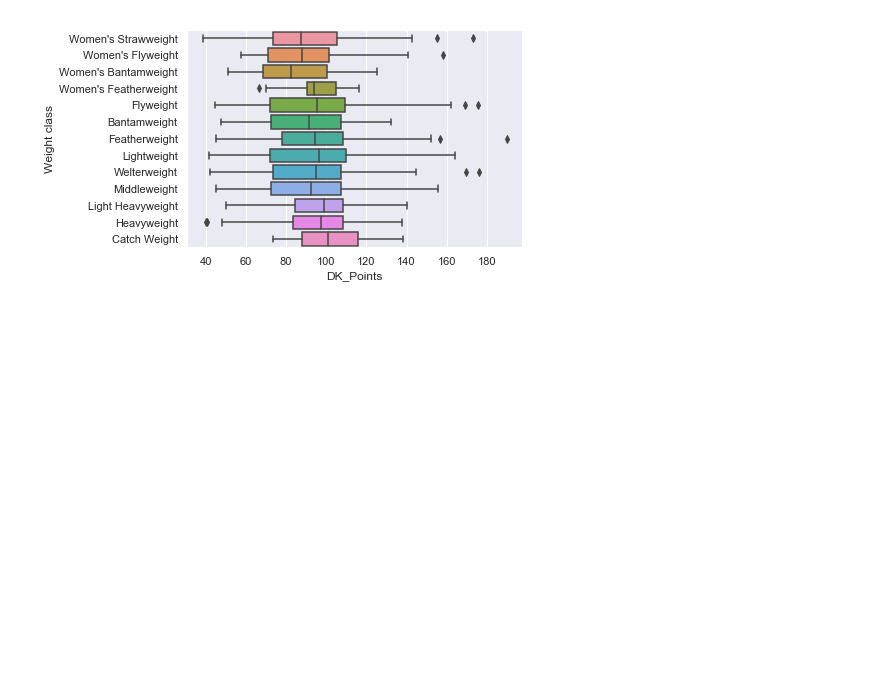
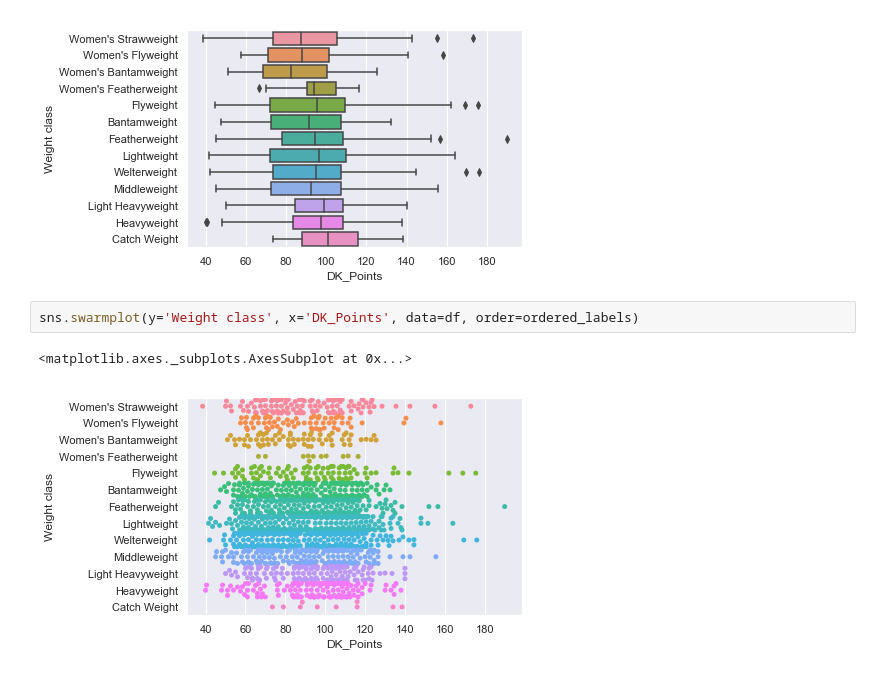
Before and after one commit to cschoeny/personal-projects, a Jupyter notebook: UFC-Forecasting/research/weight_class.ipynb, the cells around one changed output. Saved outputs shown, nothing was run; the diff lists cells and outputs as text; blank space fills up the shorter version.

```diff
--- a/UFC-Forecasting/research/weight_class.ipynb
+++ b/UFC-Forecasting/research/weight_class.ipynb
@@ -266,3 +266,8 @@ sns.boxplot(y='Weight class', x='DK_Points', data=df, order=ordered_labels)
 # %% [output]
 <matplotlib.axes._subplots.AxesSubplot at 0x...>
 [figure]
+# %%
+sns.swarmplot(y='Weight class', x='DK_Points', data=df, order=ordered_labels)
+# %% [output]
+<matplotlib.axes._subplots.AxesSubplot at 0x...>
+[figure, added]
```
Also changed, not shown: parts of 1 cell of this notebook, 3 other files.
